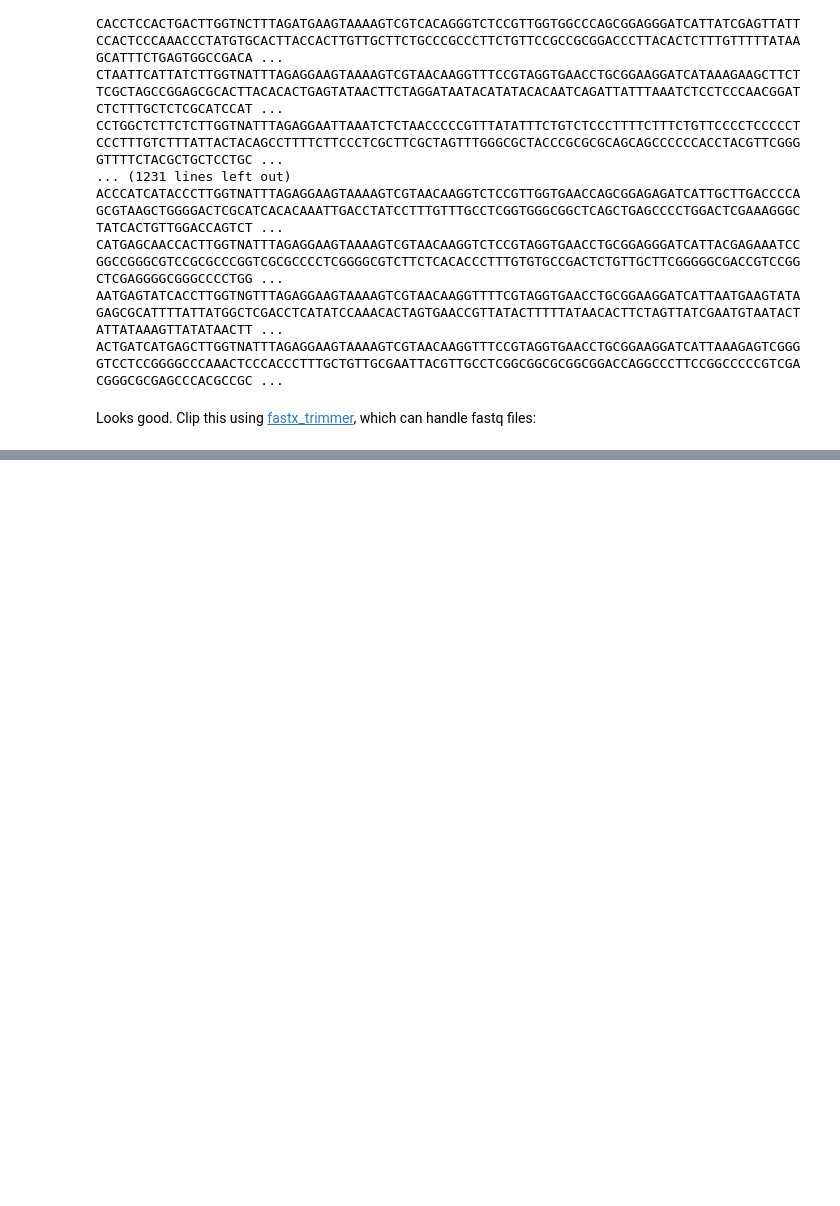
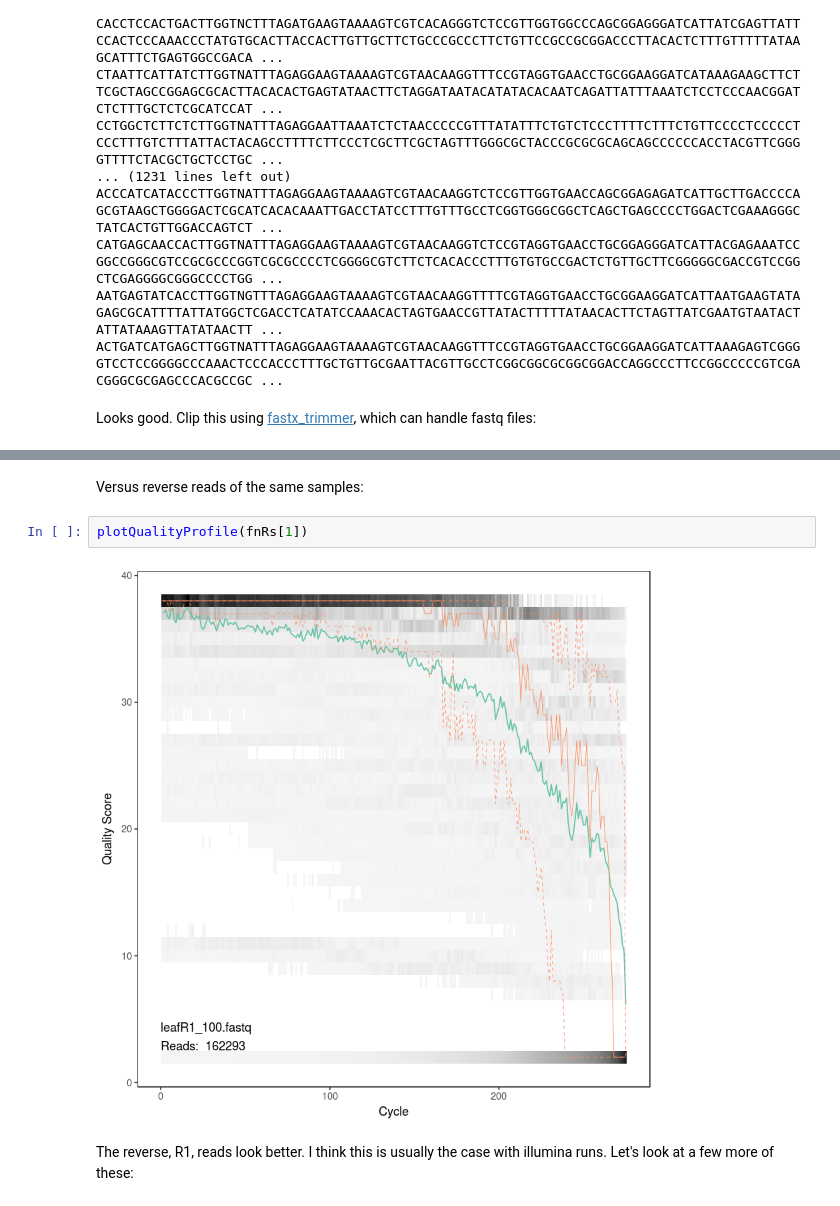
Before and after one commit to danchurch/taiwan_dada2, a Jupyter notebook: dada2pipeline.ipynb, the cells around one changed output, grey strips where cells are left out. Drawn from its saved outputs; the diff is of its cells as text; blank space fills up the shorter version.

```diff
--- a/dada2pipeline.ipynb
+++ b/dada2pipeline.ipynb
@@ -550,0 +702,8 @@ BOLclippled/leafR2_127.2
+# %% [markdown]
+Versus reverse reads of the same samples:
+# %%
+plotQualityProfile(fnRs[1])
+# %% [output]
+[figure, added]
+# %% [markdown]
+The reverse, R1, reads look better. I think this is usually the case with illumina runs. Let's look at a few more of these:
```
Also changed, not shown: parts of 68 cells of this notebook, 5 other files.
